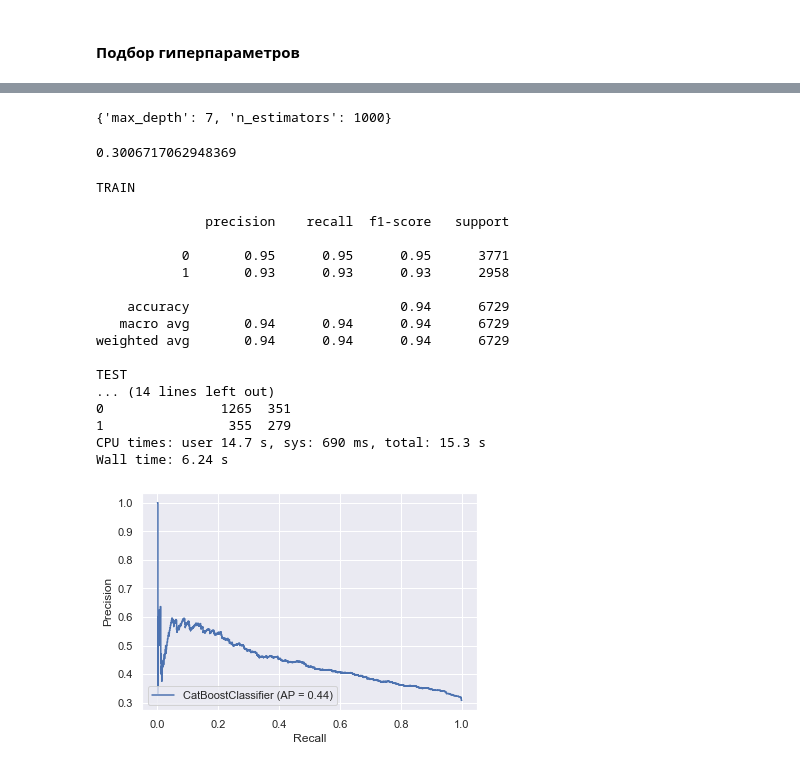
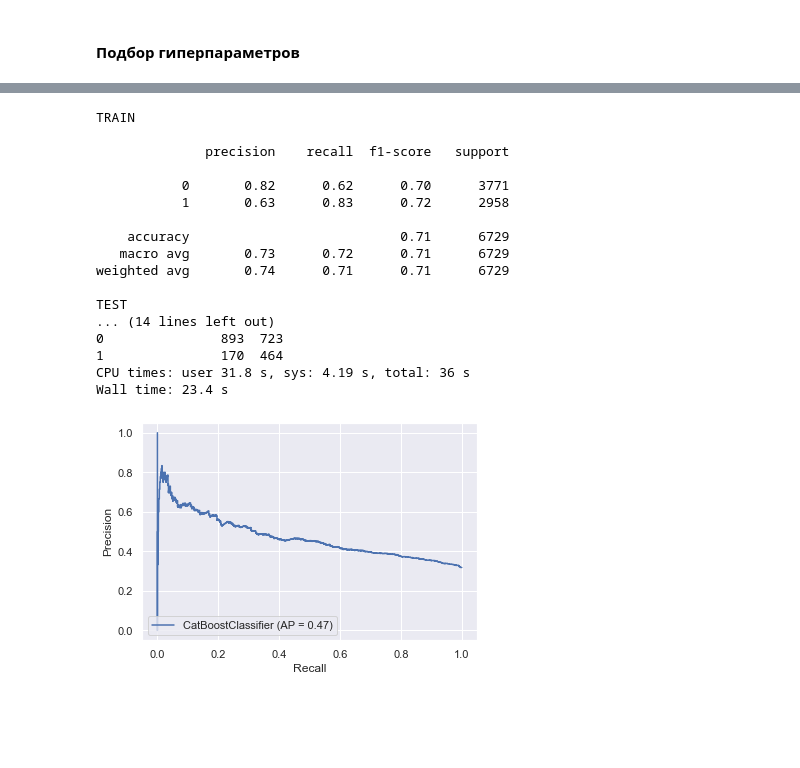
Before and after one commit to asplv/python_for_DS, a Jupyter notebook: CreditScore/APlavina_solution.ipynb, the cells around one changed output, grey strips where cells are left out. Saved outputs shown, nothing was run; the diff lists cells and outputs as text; code cells hidden in the pictures; blank space fills up the shorter version.

```diff
--- a/CreditScore/APlavina_solution.ipynb
+++ b/CreditScore/APlavina_solution.ipynb
@@ -871,5 +698,5 @@ Credit Default
 # %%
-# df_for_balancing = pd.concat([X_train, y_train], axis=1)
-# df_balanced = balance_df_by_target(df_for_balancing, target_name)
+df_for_balancing = pd.concat([X_train, y_train], axis=1)
+df_balanced = balance_df_by_target(df_for_balancing, target_name)
 
-# df_balanced[target_name].value_counts()
+df_balanced[target_name].value_counts()
@@ -876,9 +707,9 @@ Credit Default
 # %%
-# X_train = df_balanced.drop(columns=target_name)
-# y_train = df_balanced[target_name]
+X_train = df_balanced.drop(columns=target_name)
+y_train = df_balanced[target_name]
 # %%
-# # список кат. переменных
-# cat_features = []
-# for col in num_cat:
-#     cat_features.append(X_train.columns.get_loc(col))
-# cat_features
+# список кат. переменных
+cat_features = []
+for col in new_num_cat:
+    cat_features.append(X_train.columns.get_loc(col))
+cat_features
@@ -885,8 +718,8 @@ Credit Default
 # %%
-# model_catb = catb.CatBoostClassifier(silent=True, random_state=21)
-# model_catb.fit(X_train, y_train, cat_features=cat_features)
+model_catb = catb.CatBoostClassifier(silent=True, random_state=21)
+model_catb.fit(X_train, y_train, cat_features=cat_features)
 
-# y_train_pred = model_catb.predict(X_train)
-# y_test_pred = model_catb.predict(X_test)
+y_train_pred = model_catb.predict(X_train)
+y_test_pred = model_catb.predict(X_test)
 
-# get_classification_report(model_catb, X_test, y_train, y_train_pred, y_test, y_test_pred)
+get_classification_report(model_catb, X_test, y_train, y_train_pred, y_test, y_test_pred)
@@ -930,8 +767,0 @@ GridSearchCV(cv=KFold(n_splits=3, random_state=21, shuffle=True),
-# %%
-gscv.best_params_
-# %% [output]
-{'max_depth': 7, 'n_estimators': 1000}
-# %%
-gscv.best_score_
-# %% [output]
-0.3006717062948369
@@ -938,30 +770,32 @@ gscv.best_score_
 # %%
 %%time
 
-final_model = catb.CatBoostClassifier(n_estimators=1000, max_depth=7,
-                                      silent=True, random_state=21)
-final_model.fit(X_train, y_train)
+final_model = catb.CatBoostClassifier(n_estimators=1000, max_depth=7, class_weights=[0.43, 0.56],
+                                      silent=True, random_state=21, l2_leaf_reg=1000)
+
+final_model.fit(X_train, y_train, cat_features=cat_features)
 
 y_train_pred = final_model.predict(X_train)
 y_test_pred = final_model.predict(X_test)
+y_test_pred_probs = final_model.predict_proba(X_test)
 
 get_classification_report(final_model, X_test, y_train, y_train_pred, y_test, y_test_pred)
 # %% [output]
 TRAIN
 
               precision    recall  f1-score   support
 
-           0       0.95      0.95      0.95      3771
-           1       0.93      0.93      0.93      2958
+           0       0.82      0.62      0.70      3771
+           1       0.63      0.83      0.72      2958
 
-    accuracy                           0.94      6729
-   macro avg       0.94      0.94      0.94      6729
-weighted avg       0.94      0.94      0.94      6729
+    accuracy                           0.71      6729
+   macro avg       0.73      0.72      0.71      6729
+weighted avg       0.74      0.71      0.71      6729
 
 TEST
 ... (14 lines left out)
-0               1265  351
-1                355  279
-CPU times: user 14.7 s, sys: 690 ms, total: 15.3 s
-Wall time: 6.24 s
+0               893  723
+1               170  464
+CPU times: user 31.8 s, sys: 4.19 s, total: 36 s
+Wall time: 23.4 s
-[figure, old version]
+[figure, new version]
```
Also changed, not shown: parts of 45 cells of this notebook, 1 other file.
